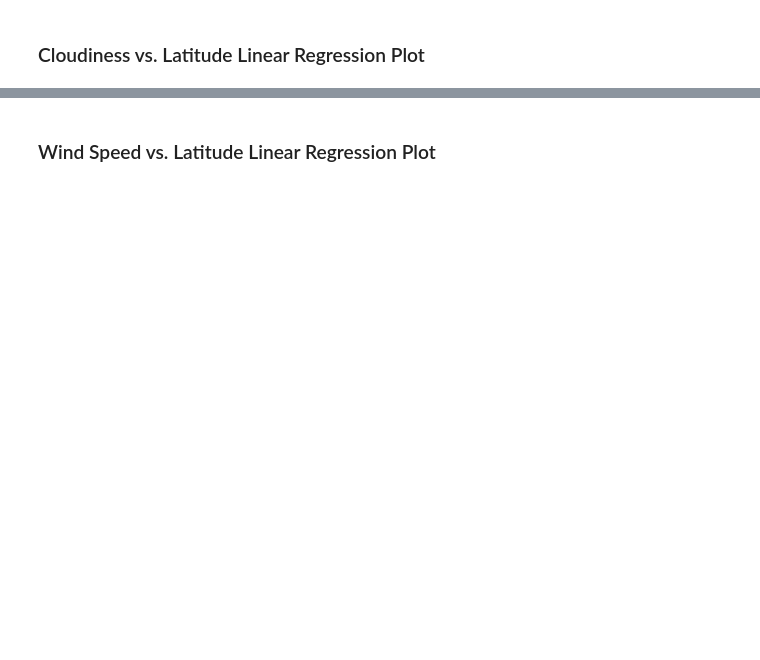
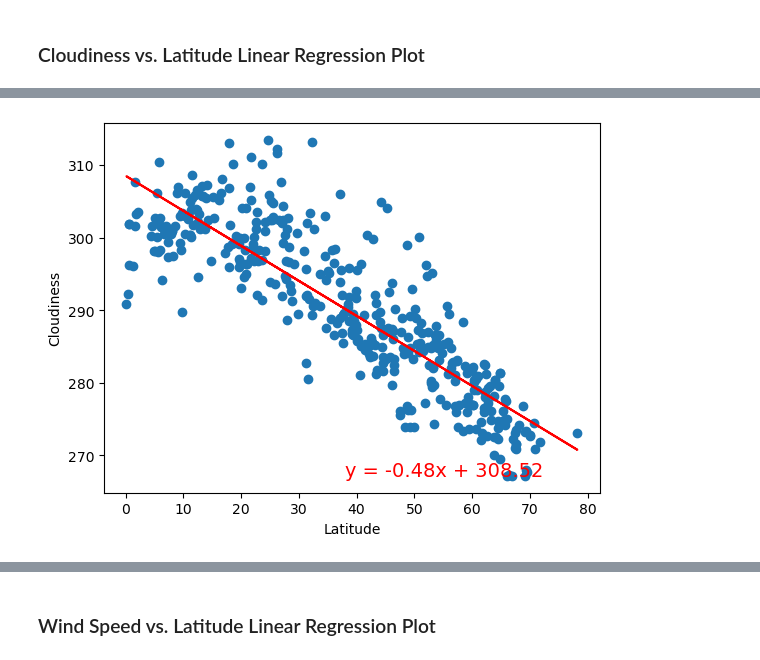
Before and after one commit to Momocat10/python-api-challenge, a Jupyter notebook: WeatherPy/WeatherPy.ipynb, the cells around one changed output, grey strips where cells are left out. Drawn from its saved outputs; the diff is of its cells as text; code cells hidden in the pictures; blank space fills up the shorter version.

```diff
--- a/WeatherPy/WeatherPy.ipynb
+++ b/WeatherPy/WeatherPy.ipynb
@@ -362,0 +375,13 @@ plt.show()
+# %%
+# Northern Hemisphere
+x_axis_north_lat = northern_hemi_df["Lat"]
+y_axis_north_cloud = northern_hemi_df["Cloudiness"]
+
+# Incorporate the other graph properties
+plt.xlabel("Latitude")
+plt.ylabel("Cloudiness")
+plot_linear_regression(x_axis_north_lat, y_axis_north_temp)
+
+plt.show()
+# %% [output]
+[figure, added]
```
Also changed, not shown: parts of 29 cells of this notebook, 1 other file.
